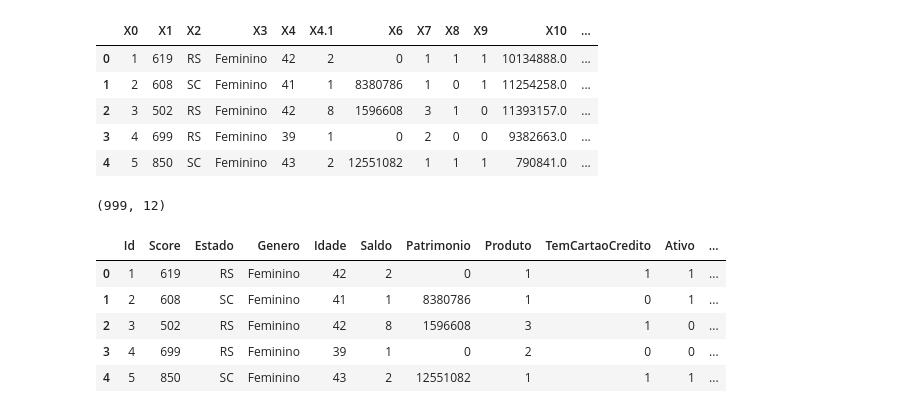
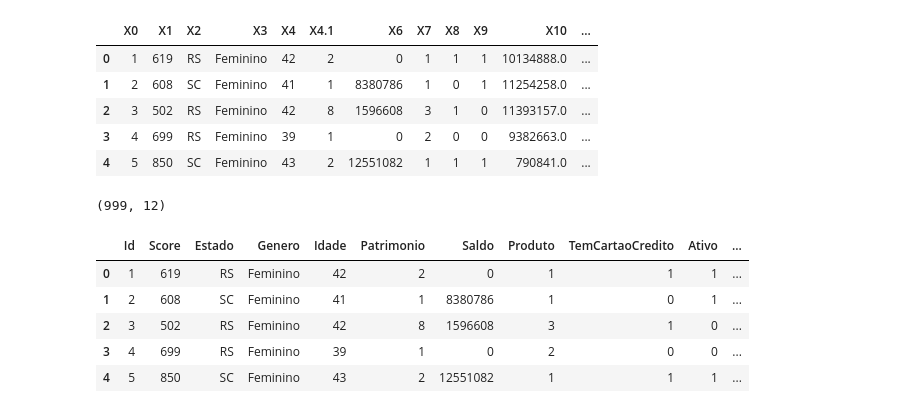
Before and after one commit to WandersonGustavo/Imersao_Alura, a Jupyter notebook: dataScience.ipynb, the cells around one changed output. Saved outputs shown, nothing was run; the diff lists cells and outputs as text; code cells hidden in the pictures.

```diff
--- a/dataScience.ipynb
+++ b/dataScience.ipynb
@@ -207,10 +207,10 @@ dataset.shape
 # %% [output]
 (999, 12)
 # %%
-dataset.columns=["Id","Score","Estado","Genero","Idade","Saldo","Patrimonio","Produto","TemCartaoCredito","Ativo","Salario","Saiu"]
+dataset.columns=["Id","Score","Estado","Genero","Idade","Patrimonio","Saldo","Produto","TemCartaoCredito","Ativo","Salario","Saiu"]
 dataset.head()
 # %% [output]
-|  | Id | Score | Estado | Genero | Idade | Saldo | Patrimonio | Produto | TemCartaoCredito | Ativo | ... |
+|  | Id | Score | Estado | Genero | Idade | Patrimonio | Saldo | Produto | TemCartaoCredito | Ativo | ... |
 | 0 | 1 | 619 | RS | Feminino | 42 | 2 | 0 | 1 | 1 | 1 | ... |
 | 1 | 2 | 608 | SC | Feminino | 41 | 1 | 8380786 | 1 | 0 | 1 | ... |
 | 2 | 3 | 502 | RS | Feminino | 42 | 8 | 1596608 | 3 | 1 | 0 | ... |
```
Also changed, not shown: parts of 27 cells of this notebook.
